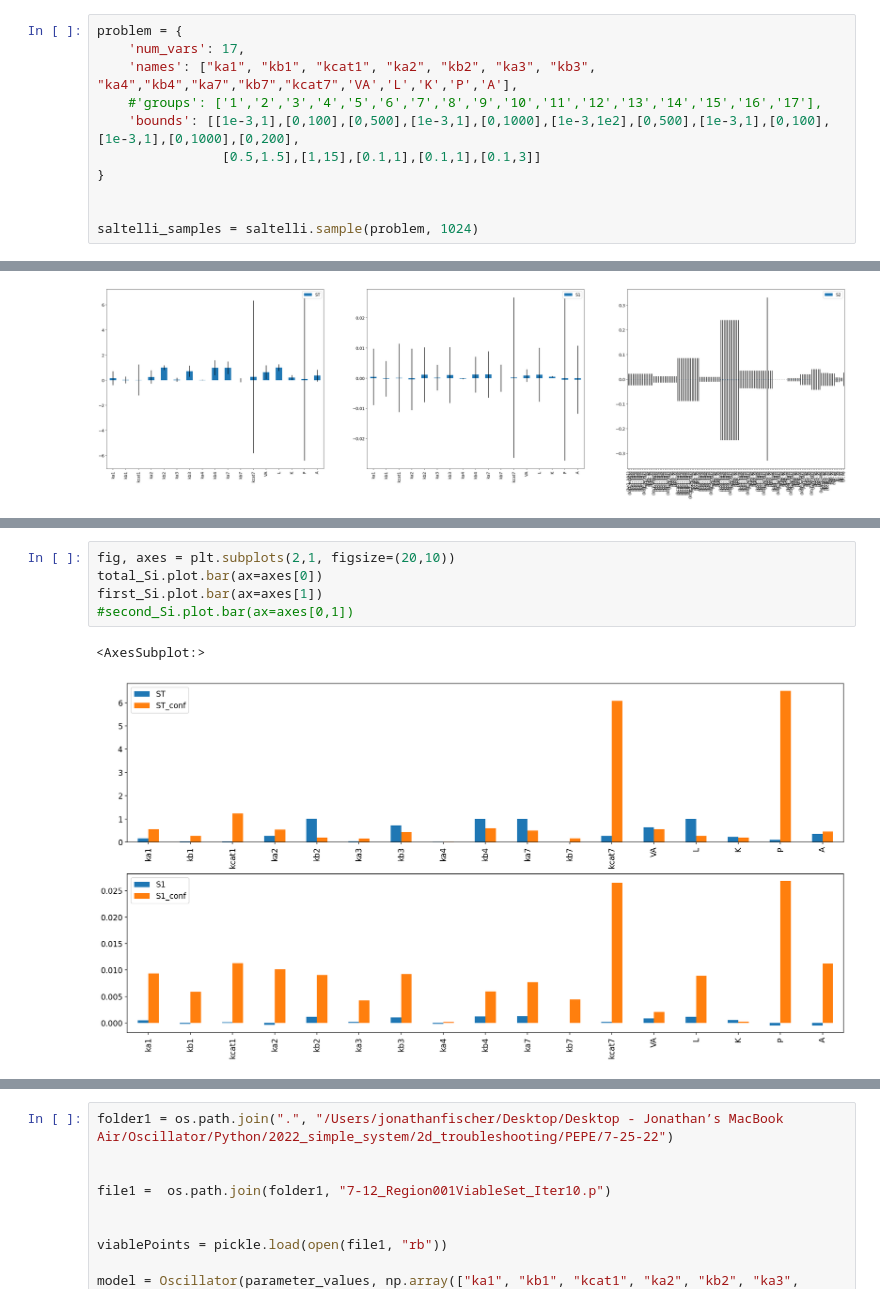
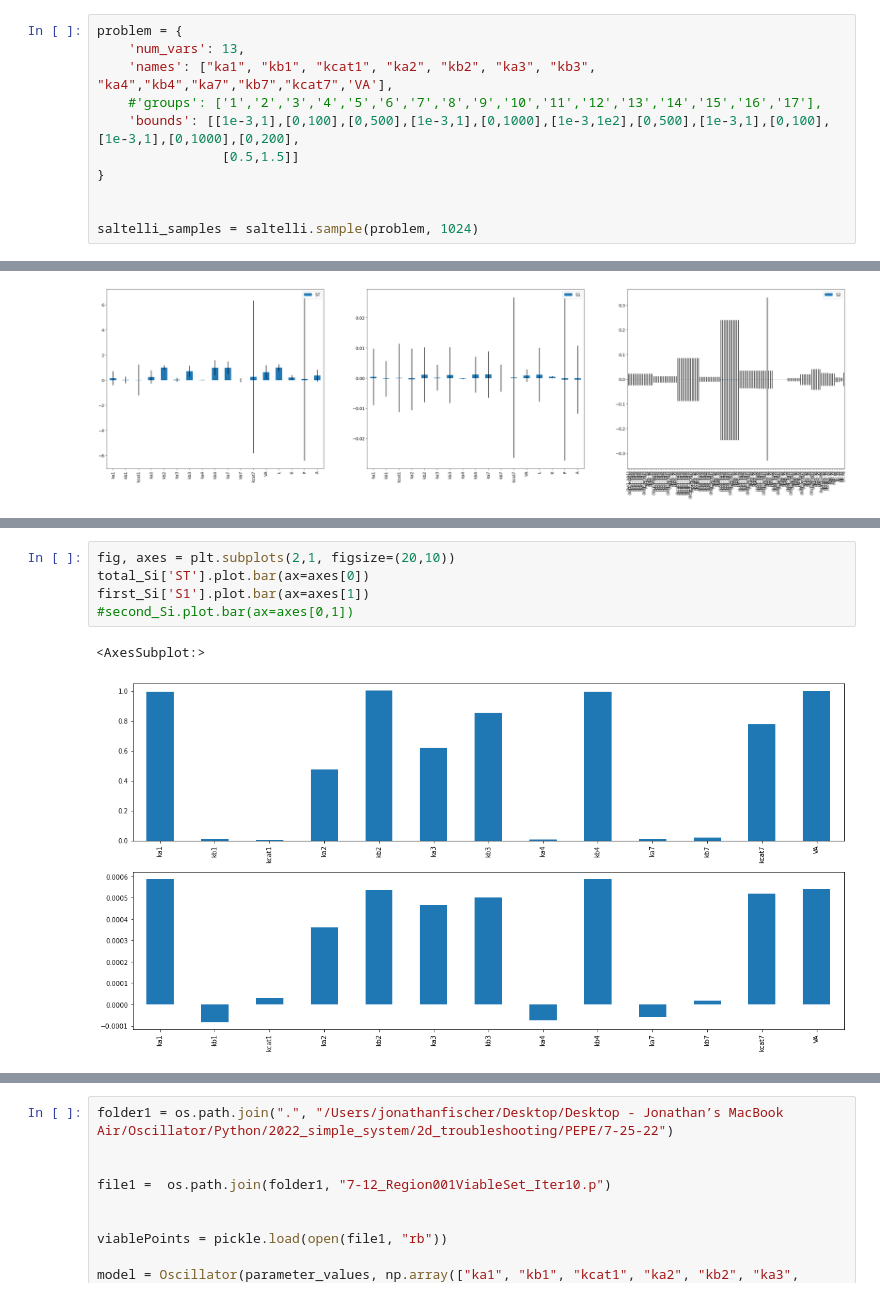
Before and after one commit to jonathanfischer97/Oscillator, a Jupyter notebook: Python/2022_simple_system/2d_troubleshooting/PEPE/8-3-22/SmoothPeaksBigVol_GA.ipynb, the cells around one changed output, grey strips where cells are left out. Drawn from its saved outputs; the diff is of its cells as text.

```diff
--- a/Python/2022_simple_system/2d_troubleshooting/PEPE/8-3-22/SmoothPeaksBigVol_GA.ipynb
+++ b/Python/2022_simple_system/2d_troubleshooting/PEPE/8-3-22/SmoothPeaksBigVol_GA.ipynb
@@ -1701,11 +1698,11 @@ covariance_plot(ax2,Si,{})
 ## Sobol Method
 # %%
 problem = {
-    'num_vars': 17,
-    'names': ["ka1", "kb1", "kcat1", "ka2", "kb2", "ka3", "kb3", "ka4","kb4","ka7","kb7","kcat7",'VA','L','K','P','A'],
+    'num_vars': 13,
+    'names': ["ka1", "kb1", "kcat1", "ka2", "kb2", "ka3", "kb3", "ka4","kb4","ka7","kb7","kcat7",'VA'],
     #'groups': ['1','2','3','4','5','6','7','8','9','10','11','12','13','14','15','16','17'],
     'bounds': [[1e-3,1],[0,100],[0,500],[1e-3,1],[0,1000],[1e-3,1e2],[0,500],[1e-3,1],[0,100],[1e-3,1],[0,1000],[0,200],
-                [0.5,1.5],[1,15],[0.1,1],[0.1,1],[0.1,3]]
+                [0.5,1.5]]
 }
 
 
@@ -1750,11 +1764,11 @@ total_Si, first_Si, second_Si = Si.to_df()
 # %%
 fig, axes = plt.subplots(2,1, figsize=(20,10))
-total_Si.plot.bar(ax=axes[0])
-first_Si.plot.bar(ax=axes[1])
+total_Si['ST'].plot.bar(ax=axes[0])
+first_Si['S1'].plot.bar(ax=axes[1])
 #second_Si.plot.bar(ax=axes[0,1])
 # %% [output]
 <AxesSubplot:>
-[figure, old version]
+[figure, new version]
 # %%
 second_Si.plot.bar()
 # %% [output]
```
Also changed, not shown: parts of 20 cells of this notebook, 2 other files.
